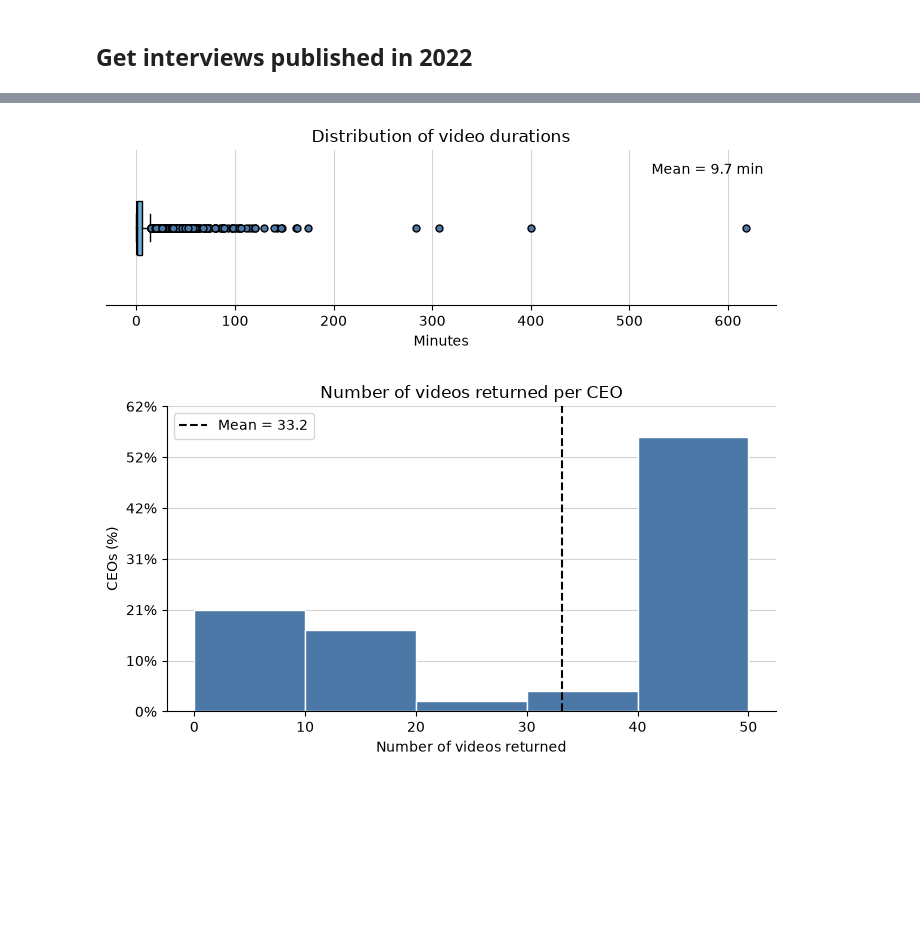
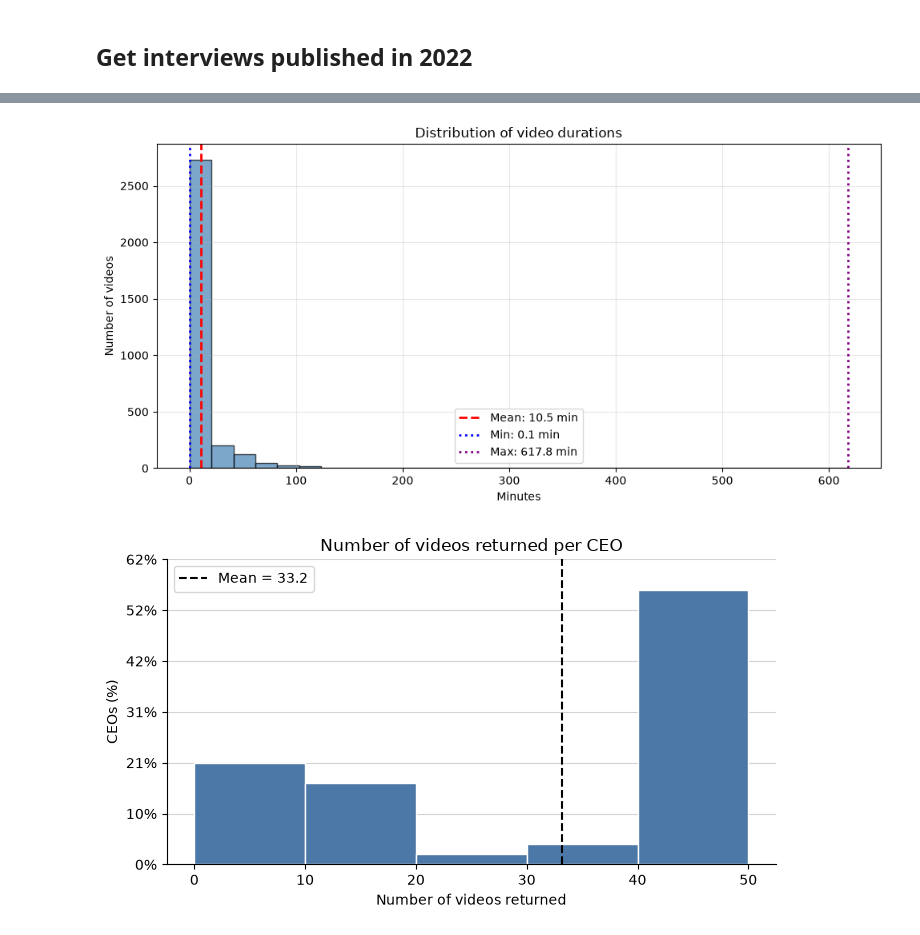
Before and after one commit to sonianicoletti/Walking_the_DEI_talk, a Jupyter notebook: video_estimate.ipynb, the cells around one changed output, grey strips where cells are left out. Drawn from its saved outputs; the diff is of its cells as text; code cells hidden in the pictures; blank space fills up the shorter version.

```diff
--- a/video_estimate.ipynb
+++ b/video_estimate.ipynb
@@ -104,0 +95,19 @@ else:
+# %%
+import os
+import json
+
+folder = "output/estimation"
+num_files = 0
+total_videos = 0
+
+for file in os.listdir(folder):
+    if file.endswith(".json"):
+        num_files += 1
+
+        with open(os.path.join(folder, file)) as f:
+            data = json.load(f)
+
+        total_videos += len(data["video_details"]["items"])
+
+print("Number of CEOs:", num_files)
+print("Total videos collected:", total_videos)
@@ -109,7 +121,6 @@ import re
 import matplotlib.pyplot as plt
 import numpy as np
 from matplotlib.patches import Patch
-
 
 def duration_to_seconds(duration):
     hours = re.search(r"(\d+)H", duration)
@@ -121,7 +132,6 @@ def duration_to_seconds(duration):
         (int(minutes.group(1)) * 60 if minutes else 0) +
         (int(seconds.group(1)) if seconds else 0)
     )
-
 
 # collect individual video durations
 all_durations = []
@@ -137,45 +147,23 @@ for file in os.listdir("output/estimation"):
 
 # Plot 1: video duration
 mean_duration = np.mean(all_durations)
-fig, ax = plt.subplots(figsize=(7, 2.5))
-ax.boxplot(
-    all_durations,
-    vert=False,
-    widths=0.35,
-    patch_artist=True,
-    boxprops=dict(facecolor="#6baed6"),
-    medianprops=dict(color="black", linewidth=1.5),
-    whiskerprops=dict(color="black"),
-    capprops=dict(color="black"),
-    flierprops=dict(
-        marker="o",
-        markersize=5,
-        markerfacecolor="#4c78a8",
-        markeredgecolor="black"
-    )
-)
-mean_patch = Patch(
-    facecolor="none",
-    edgecolor="none",
-    label=f"Mean = {mean_duration:.1f} min"
-)
-ax.legend(
-    handles=[mean_patch],
-    frameon=False,
-    loc="upper right"
-)
-ax.set_xlabel("Minutes")
-ax.set_yticks([])
-ax.set_title("Distribution of video durations")
-ax.grid(
-    axis="x",
-    color="lightgrey",
-    linewidth=0.8
-)
-ax.set_axisbelow(True)
-ax.spines["top"].set_visible(False)
-ax.spines["right"].set_visible(False)
-ax.spines["left"].set_visible(False)
+min_duration = np.min(all_durations)
+max_duration = np.max(all_durations)
+
+fig, ax = plt.subplots(figsize=(10, 5))
+
+ax.hist(all_durations, bins=30, edgecolor='black', alpha=0.7, color='steelblue')
+
+ax.axvline(mean_duration, color='red', linestyle='--', linewidth=2, label=f'Mean: {mean_duration:.1f} min')
+ax.axvline(min_duration, color='blue', linestyle=':', linewidth=2, label=f'Min: {min_duration:.1f} min')
+ax.axvline(max_duration, color='purple', linestyle=':', linewidth=2, label=f'Max: {max_duration:.1f} min')
+
+ax.set_xlabel('Minutes')
+ax.set_ylabel('Number of videos')
+ax.set_title('Distribution of video durations')
+ax.legend()
+ax.grid(True, alpha=0.3)
+
 plt.tight_layout()
 plt.show()
 
@@ -187,35 +175,34 @@ counts, bins, patches = plt.hist(
     color="#4c78a8",
     edgecolor="white"
 )
-# convert y axis to percentages
 total = len(video_counts)
 plt.gca().set_yticks(
     plt.gca().get_yticks()
 )
 plt.gca().set_yticklabels(
     [f"{y/total*100:.0f}%" for y in plt.gca().get_yticks()]
 )
 plt.axvline(
     np.mean(video_counts),
     color="black",
     linestyle="--",
     label=f"Mean = {np.mean(video_counts):.1f}"
 )
 plt.xlabel("Number of videos returned")
 plt.ylabel("CEOs (%)")
 plt.title("Number of videos returned per CEO")
 ax = plt.gca()
 ax.set_axisbelow(True)
 plt.grid(
     axis="y",
     color="lightgrey",
     linewidth=0.8
 )
 plt.legend()
 ax.spines["top"].set_visible(False)
 ax.spines["right"].set_visible(False)
 plt.tight_layout()
 plt.show()
 # %% [output]
-[figure, old version]
+[figure, new version]
 [figure]
```
Also changed, not shown: parts of 7 cells of this notebook, 44 other files.
